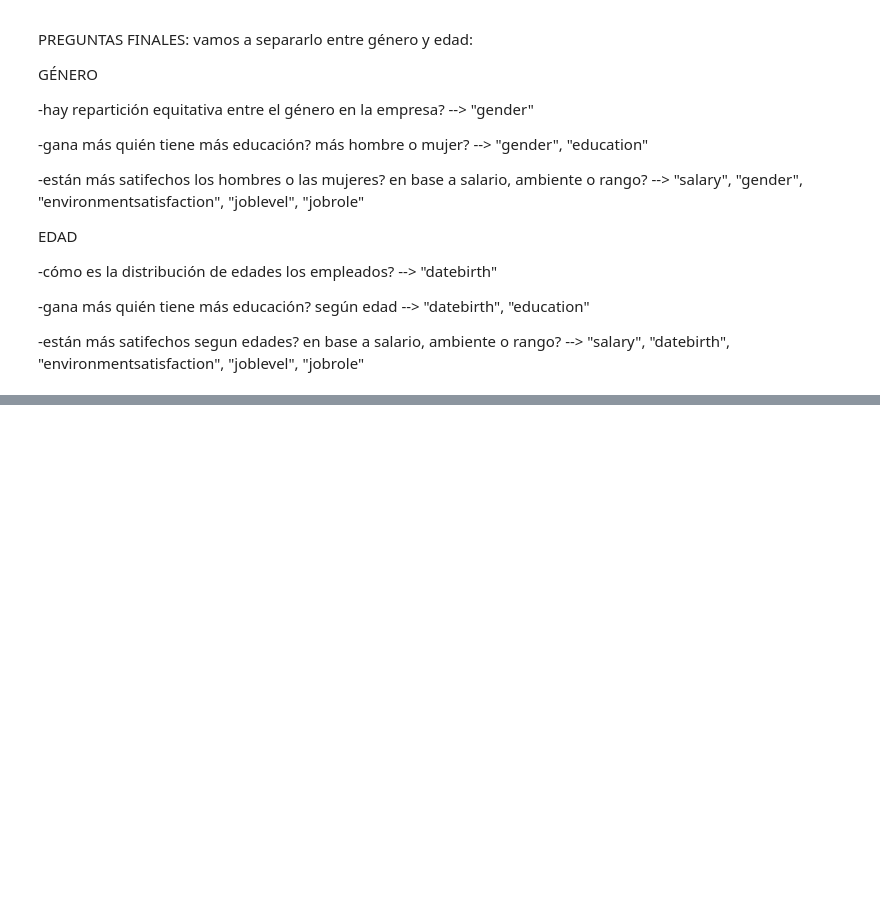
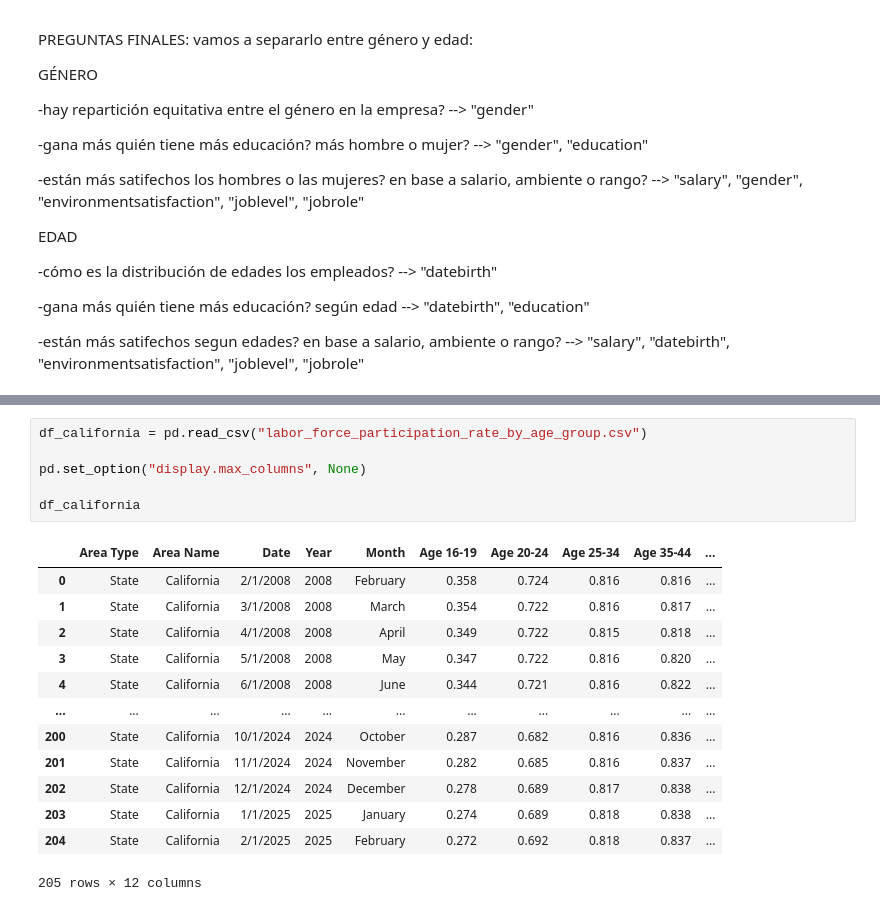
Before and after one commit to NuriaSalasVazquez/project-da-promo-49-modulo-3-team-4, a Jupyter notebook: EDA.ipynb, the cells around one changed output, grey strips where cells are left out. Drawn from its saved outputs; the diff is of its cells as text; blank space fills up the shorter version.

```diff
--- a/EDA.ipynb
+++ b/EDA.ipynb
@@ -235,0 +393,20 @@ PREGUNTAS FINALES:
+# %%
+df_california = pd.read_csv("labor_force_participation_rate_by_age_group.csv")
+
+pd.set_option("display.max_columns", None)
+
+df_california
+# %% [output]
+|  | Area Type | Area Name | Date | Year | Month | Age 16-19 | Age 20-24 | Age 25-34 | Age 35-44 | ... |
+| 0 | State | California | 2/1/2008 | 2008 | February | 0.358 | 0.724 | 0.816 | 0.816 | ... |
+| 1 | State | California | 3/1/2008 | 2008 | March | 0.354 | 0.722 | 0.816 | 0.817 | ... |
+| 2 | State | California | 4/1/2008 | 2008 | April | 0.349 | 0.722 | 0.815 | 0.818 | ... |
+| 3 | State | California | 5/1/2008 | 2008 | May | 0.347 | 0.722 | 0.816 | 0.820 | ... |
+| 4 | State | California | 6/1/2008 | 2008 | June | 0.344 | 0.721 | 0.816 | 0.822 | ... |
+| ... | ... | ... | ... | ... | ... | ... | ... | ... | ... | ... |
+| 200 | State | California | 10/1/2024 | 2024 | October | 0.287 | 0.682 | 0.816 | 0.836 | ... |
+| 201 | State | California | 11/1/2024 | 2024 | November | 0.282 | 0.685 | 0.816 | 0.837 | ... |
+| 202 | State | California | 12/1/2024 | 2024 | December | 0.278 | 0.689 | 0.817 | 0.838 | ... |
+| 203 | State | California | 1/1/2025 | 2025 | January | 0.274 | 0.689 | 0.818 | 0.838 | ... |
+| 204 | State | California | 2/1/2025 | 2025 | February | 0.272 | 0.692 | 0.818 | 0.837 | ... |
+205 rows × 12 columns
```
Also changed, not shown: parts of 24 cells of this notebook, 1 other file.
